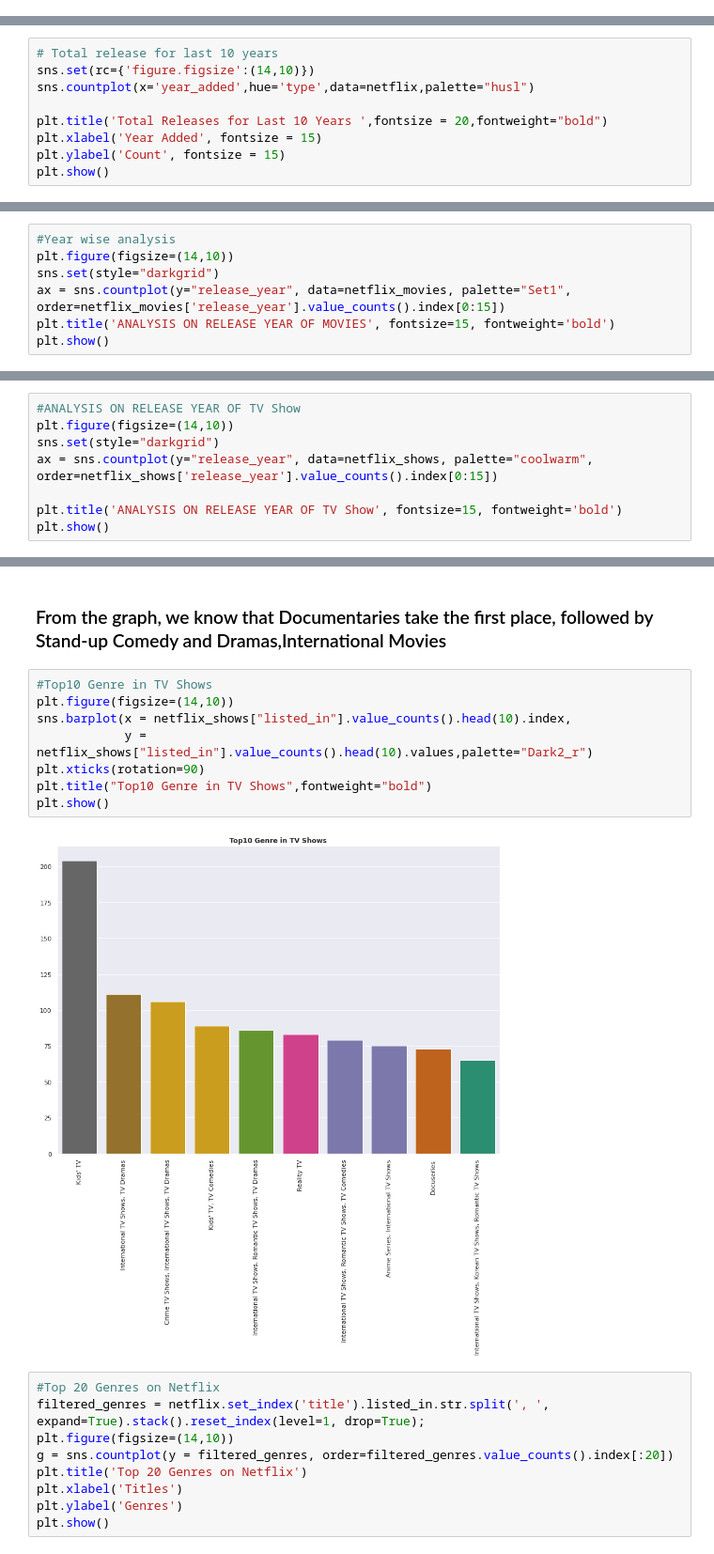
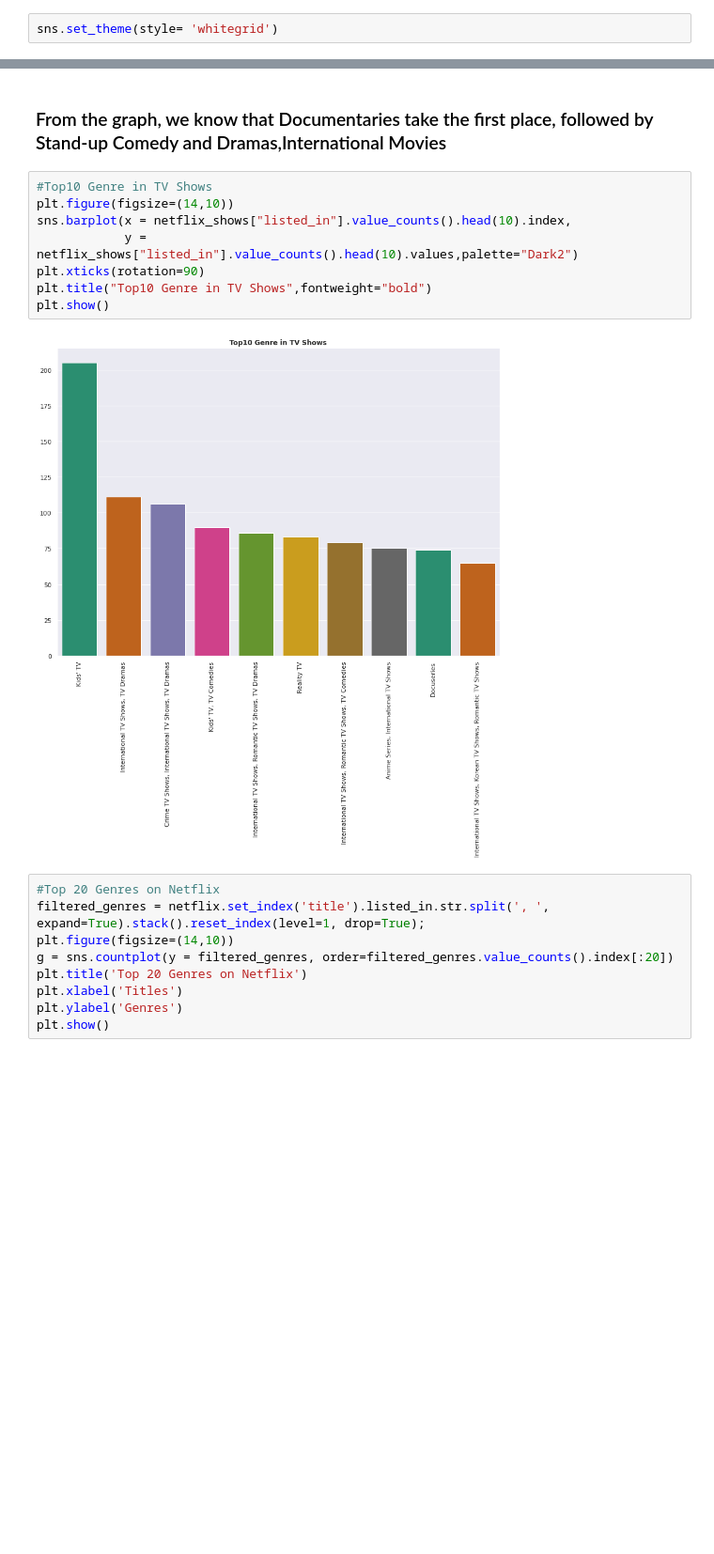
Before and after one commit to AnkitWalde/NETFLIX-MOVIES-AND-TV-SHOWS-CLUSTERING, a Jupyter notebook: NETFLIX_MOVIES_AND_TV_SHOWS_CLUSTERING.ipynb, the cells around one changed output, grey strips where cells are left out. Shown at 94% size. Drawn from its saved outputs; the diff is of its cells as text; blank space fills up the shorter version.

```diff
--- a/NETFLIX_MOVIES_AND_TV_SHOWS_CLUSTERING.ipynb
+++ b/NETFLIX_MOVIES_AND_TV_SHOWS_CLUSTERING.ipynb
@@ -389,3 +408,5 @@ plt.show()
+# %%
+sns.set_theme(style= 'whitegrid')
 # %%
 # Release of movies month-wise
 sns.color_palette("cubehelix", as_cmap=True)
@@ -402,11 +423,2 @@ plt.show()
 # %% [markdown]
 ###More of the content is released in holiday season - October, November, December and January
-# %%
-# Total release for last 10 years
-sns.set(rc={'figure.figsize':(14,10)})
-sns.countplot(x='year_added',hue='type',data=netflix,palette="husl")
-
-plt.title('Total Releases for Last 10 Years ',fontsize = 20,fontweight="bold")
-plt.xlabel('Year Added', fontsize = 15)
-plt.ylabel('Count', fontsize = 15)
-plt.show()
@@ -445,7 +432,0 @@ fig.show()
-# %%
-#Year wise analysis
-plt.figure(figsize=(14,10))
-sns.set(style="darkgrid")
-ax = sns.countplot(y="release_year", data=netflix_movies, palette="Set1", order=netflix_movies['release_year'].value_counts().index[0:15])
-plt.title('ANALYSIS ON RELEASE YEAR OF MOVIES', fontsize=15, fontweight='bold')
-plt.show()
@@ -456,8 +432,0 @@ plt.show()
-# %%
-#ANALYSIS ON RELEASE YEAR OF TV Show
-plt.figure(figsize=(14,10))
-sns.set(style="darkgrid")
-ax = sns.countplot(y="release_year", data=netflix_shows, palette="coolwarm", order=netflix_shows['release_year'].value_counts().index[0:15])
-
-plt.title('ANALYSIS ON RELEASE YEAR OF TV Show', fontsize=15, fontweight='bold')
-plt.show()
@@ -480,13 +496,13 @@ plt.show()
 # %%
 #Top10 Genre in TV Shows
 plt.figure(figsize=(14,10))
 sns.barplot(x = netflix_shows["listed_in"].value_counts().head(10).index,
-            y = netflix_shows["listed_in"].value_counts().head(10).values,palette="Dark2_r")
+            y = netflix_shows["listed_in"].value_counts().head(10).values,palette="Dark2")
 plt.xticks(rotation=90)
 plt.title("Top10 Genre in TV Shows",fontweight="bold")
 plt.show()
 # %% [output]
-[figure, old version]
+[figure, new version]
 # %%
 #Top 20 Genres on Netflix
 filtered_genres = netflix.set_index('title').listed_in.str.split(', ', expand=True).stack().reset_index(level=1, drop=True);
```
Also changed, not shown: parts of 95 cells of this notebook.
